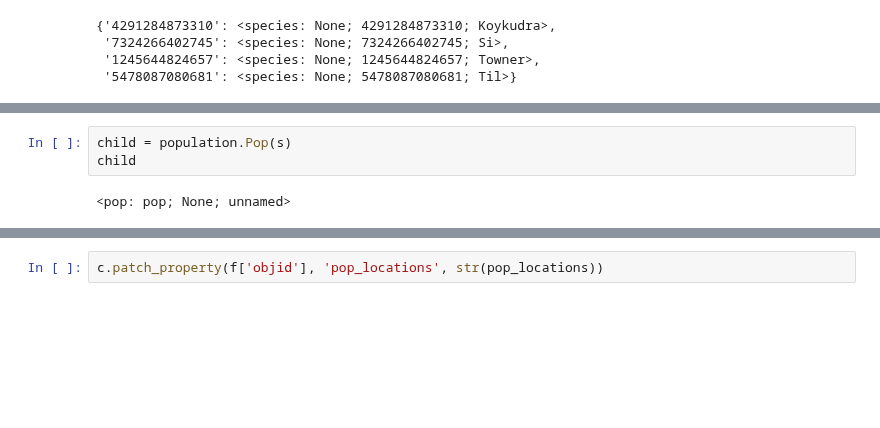
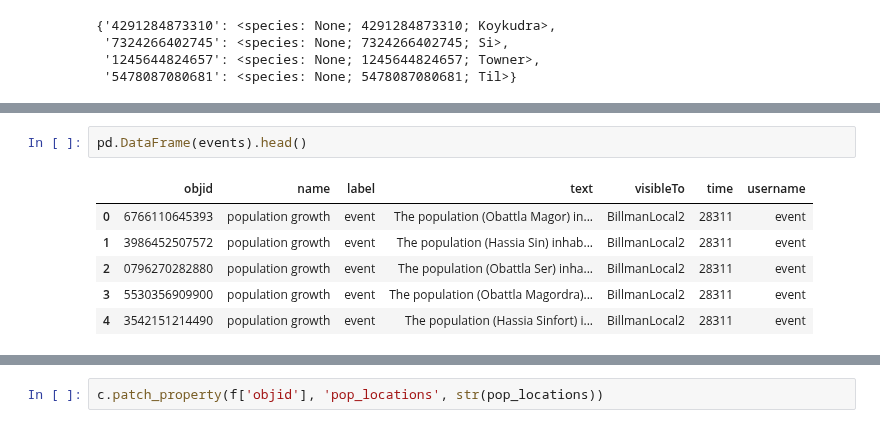
Before and after one commit to BillmanH/exoplanets, a Jupyter notebook: notebooks/People/Population Growth.ipynb, the cells around one changed output, grey strips where cells are left out. Cells and saved outputs as stored; diff of their text form; blank space fills up the shorter version.

```diff
--- a/notebooks/People/Population Growth.ipynb
+++ b/notebooks/People/Population Growth.ipynb
@@ -203,5 +234,9 @@ for i in reproducing_pops.index.to_list():
-# %%
-child = population.Pop(s)
-child
-# %% [output]
-<pop: pop; None; unnamed>
+# %%
+pd.DataFrame(events).head()
+# %% [output]
+|  | objid | name | label | text | visibleTo | time | username |
+| 0 | 6766110645393 | population growth | event | The population (Obattla Magor) in... | BillmanLocal2 | 28311 | event |
+| 1 | 3986452507572 | population growth | event | The population (Hassia Sin) inhab... | BillmanLocal2 | 28311 | event |
+| 2 | 0796270282880 | population growth | event | The population (Obattla Ser) inha... | BillmanLocal2 | 28311 | event |
+| 3 | 5530356909900 | population growth | event | The population (Obattla Magordra)... | BillmanLocal2 | 28311 | event |
+| 4 | 3542151214490 | population growth | event | The population (Hassia Sinfort) i... | BillmanLocal2 | 28311 | event |
```
Also changed, not shown: parts of 19 cells of this notebook, 1 other file.
